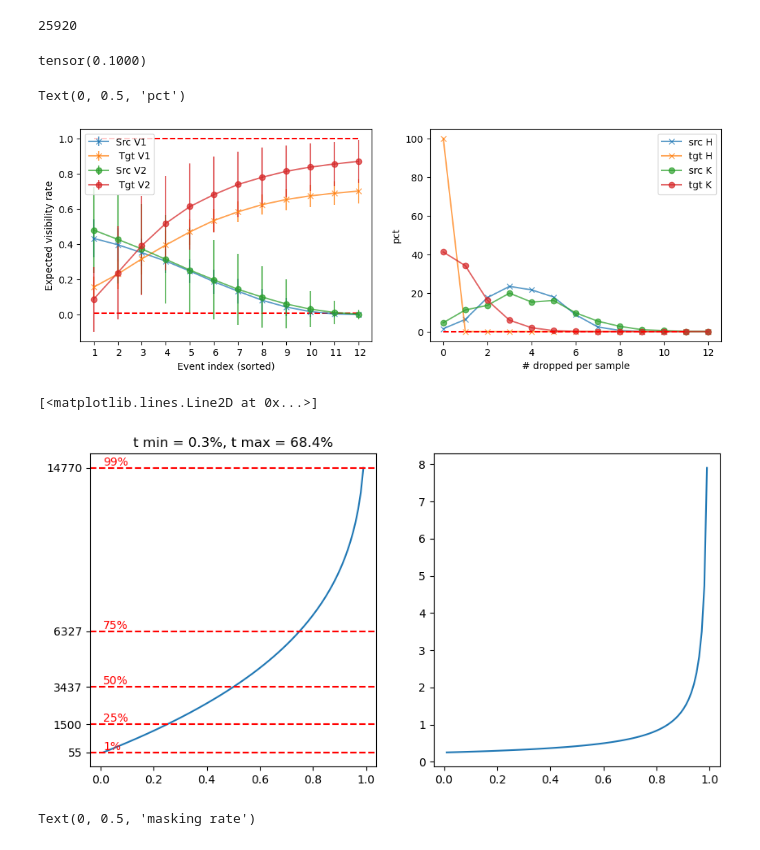
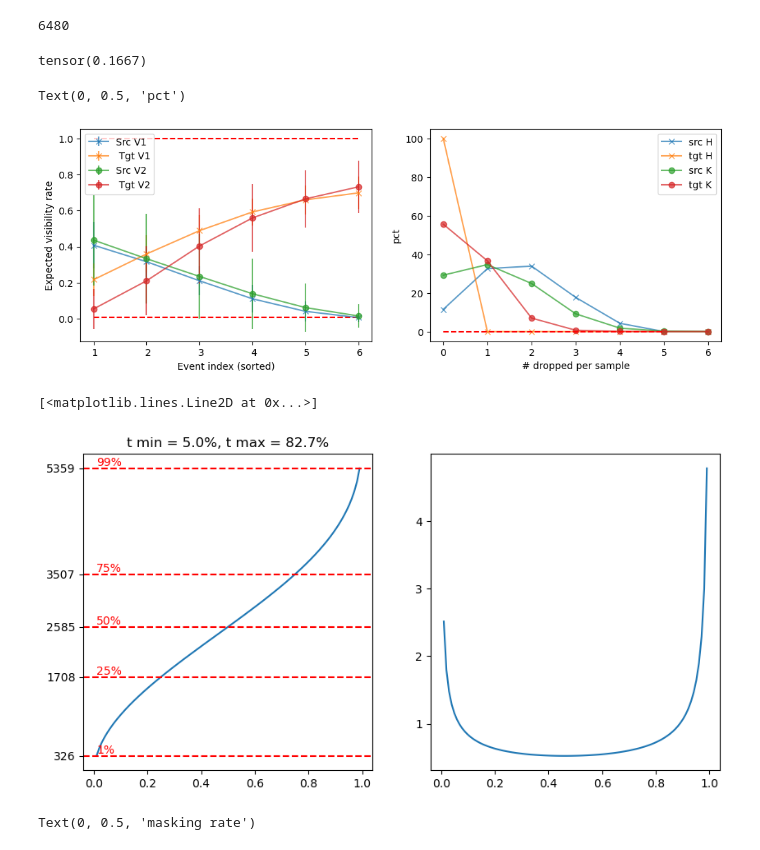
Before and after one commit to jthuemmel/thesis, a Jupyter notebook: simplify.ipynb, the cells around one changed output. Drawn from its saved outputs; the diff is of its cells as text; code cells hidden in the pictures.

```diff
--- a/simplify.ipynb
+++ b/simplify.ipynb
@@ -186,7 +186,7 @@ class MultinomialMasking(torch.nn.Module):
 
         return src_indices, tgt_indices, tgt_binary, None
 # %%
-world = WorldConfig(field_sizes={"v": 9, "t": 36, "h": 64, "w": 120}, patch_sizes={'vv': 1, 'tt': 3, 'hh': 4, 'ww': 8}, batch_size=1)
+world = WorldConfig(field_sizes={"v": 9, "t": 36, "h": 64, "w": 120}, patch_sizes={'vv': 1, 'tt': 6, 'hh': 8, 'ww': 8}, batch_size=1)
 print(world.num_tokens)
 hm = HeuristicMasking(world, objective=ObjectiveConfig( c1_prior=0.3, c1_src= 784 / 2304, c0_src=64/ 2304, c1_tgt=1536/2304, c0_tgt=784/2304))
 
@@ -208,11 +208,11 @@ tgts = torch.stack(tgts)
 rsrc_hm = srcs.sort(dim=1, descending=True).values
 rtgt_hm = tgts.sort(dim=1, descending=False).values
 # %% [output]
-25920
+6480
 # %%
 mm = MultinomialMasking(world,
-                        objective=ObjectiveConfig(c1_prior= 1/10, c0_prior= 1,
-                                                  c1_src= 1, c0_src=4, c1_tgt=4, c0_tgt=4,
+                        objective=ObjectiveConfig(c1_prior= 1/T, c0_prior= 1,
+                                                  c1_src= 1, c0_src=4, c1_tgt=4, c0_tgt=16,
                                                   event_dims=['t', 'v'], stratify=True))
 print(mm.prior.c1)
 srcs, tgts = [], []
@@ -231,41 +231,41 @@ tgts = torch.stack(tgts)
 
 rsrc_mm = srcs.sort(dim=1, descending=True).values
 rtgt_mm = tgts.sort(dim=1, descending=False).values
 
 plt.figure(figsize=(12,4))
 plt.subplot(121)
 plt.errorbar(x = torch.arange(T), y = rsrc_hm.mean(dim=0), yerr=rsrc_hm.std(dim=0), fmt='x-', label='Src V1', alpha=0.7)
 plt.errorbar(x = torch.arange(T), y = rtgt_hm.mean(dim=0), yerr=rtgt_hm.std(dim=0), fmt='x-', label=' Tgt V1', alpha=0.7)
 plt.hlines(0.01, 0, T - 1, colors='red', linestyles='dashed')
 
 plt.errorbar(x = torch.arange(T), y = rsrc_mm.mean(dim=0), yerr=rsrc_mm.std(dim=0), fmt='o-', label='Src V2', alpha=0.7)
 plt.errorbar(x = torch.arange(T), y = rtgt_mm.mean(dim=0), yerr=rtgt_mm.std(dim=0), fmt='o-', label=' Tgt V2', alpha=0.7)
 
 plt.ylabel('Expected visibility rate')
 plt.xticks(ticks= torch.arange(T), labels= [f' {i+1}' for i in range(T)])
 plt.xlabel('Event index (sorted)')
 plt.legend()
 plt.hlines(1, 0, T - 1, colors='red', linestyles='dashed')
 
 plt.subplot(122)
 plt.plot((rsrc_hm == 0).sum(1).bincount(minlength=T + 1) / 10, 'x-',alpha = 0.7, label = 'src H')
 plt.plot((rtgt_hm == 0).sum(1).bincount(minlength=T + 1) / 10, 'x-',alpha = 0.7, label = 'tgt H')
 plt.plot((rsrc_mm == 0).sum(1).bincount(minlength=T + 1) / 10, 'o-',alpha = 0.7, label = 'src K')
 plt.plot((rtgt_mm == 0).sum(1).bincount(minlength=T + 1) / 10, 'o-',alpha = 0.7, label = 'tgt K')
 plt.legend()
 plt.xlabel('# dropped per sample')
 plt.hlines(0.01, 0, T - 1, colors='red', linestyles='dashed')
 plt.ylabel('pct')
 # %% [output]
-tensor(0.1000)
+tensor(0.1667)
 Text(0, 0.5, 'pct')
-[figure, old version]
+[figure, new version]
 # %%
 #plt.errorbar(x = torch.arange(misc.size(1)), y = misc.mean(0), yerr=misc.std(0))
 # %%
 eps = 1e-2
 u = torch.linspace(eps, 1 - eps,101)
-c1 = 1
+c1 = 2
 c0 = 4
 
 k_min = 1
@@ -291,7 +291,7 @@ plt.subplot(1,2,2)
 plt.plot(u, km.quantile_dt(u))
 # %% [output]
 [<matplotlib.lines.Line2D at 0x...>]
-[figure, old version]
+[figure, new version]
 # %%
 u = torch.linspace(1e-2,1 - 1e-2,1000)
 for c1 in torch.linspace(-3, 0, 15).exp():
```
Also changed, not shown: parts of 2 cells of this notebook, 5 other files.
